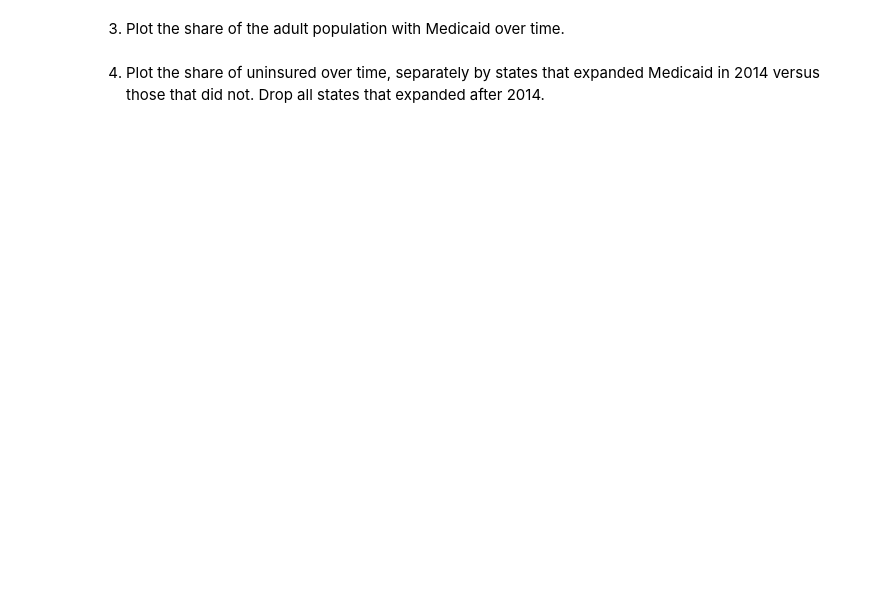
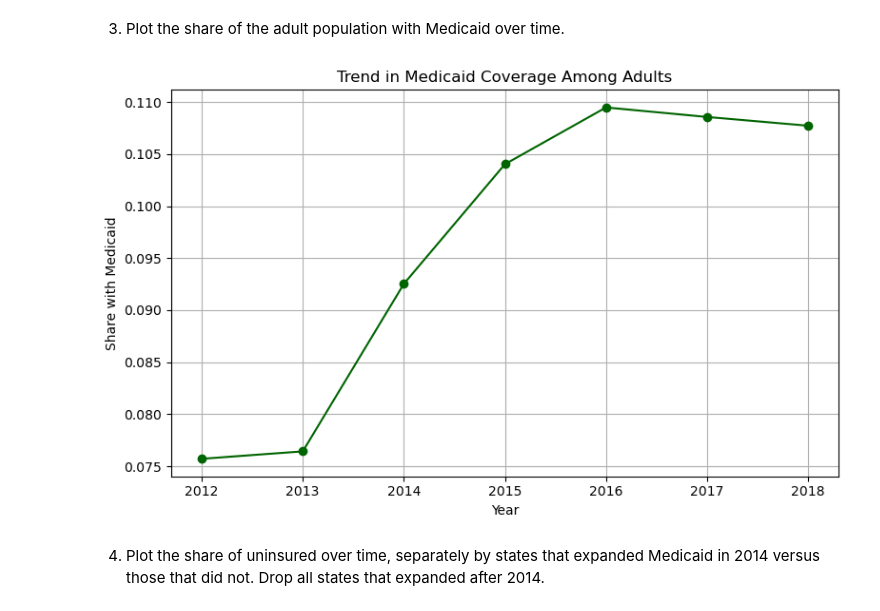
Before and after one commit to katespencermaw/Homework5, a Jupyter notebook: submission1/Homework5-1.ipynb, the cells around one changed output. Cells and saved outputs as stored; diff of their text form; code cells hidden in the pictures; blank space fills up the shorter version.

```diff
--- a/submission1/Homework5-1.ipynb
+++ b/submission1/Homework5-1.ipynb
@@ -16,4 +42,18 @@ In this assignment, you’ll recreate the Insurance and Medicaid Expansion data
 # %% [markdown]
 3. Plot the share of the adult population with Medicaid over time.
+# %%
+final_data['share_medicaid'] = final_data['ins_medicaid'] / final_data['adult_pop']
+medicaid_trend = final_data.groupby('year', as_index=False)['share_medicaid'].mean()
+
+plt.figure(figsize=(8, 5))
+plt.plot(medicaid_trend['year'], medicaid_trend['share_medicaid'], marker='o', linestyle='-', color='darkgreen')
+plt.title("Trend in Medicaid Coverage Among Adults")
+plt.xlabel("Year")
+plt.ylabel("Share with Medicaid")
+plt.grid(True)
+plt.tight_layout()
+plt.show()
+# %% [output]
+[figure, added]
 # %% [markdown]
 4. Plot the share of uninsured over time, separately by states that expanded Medicaid in 2014 versus those that did not. Drop all states that expanded after 2014.
```
Also changed, not shown: parts of 11 cells of this notebook.
